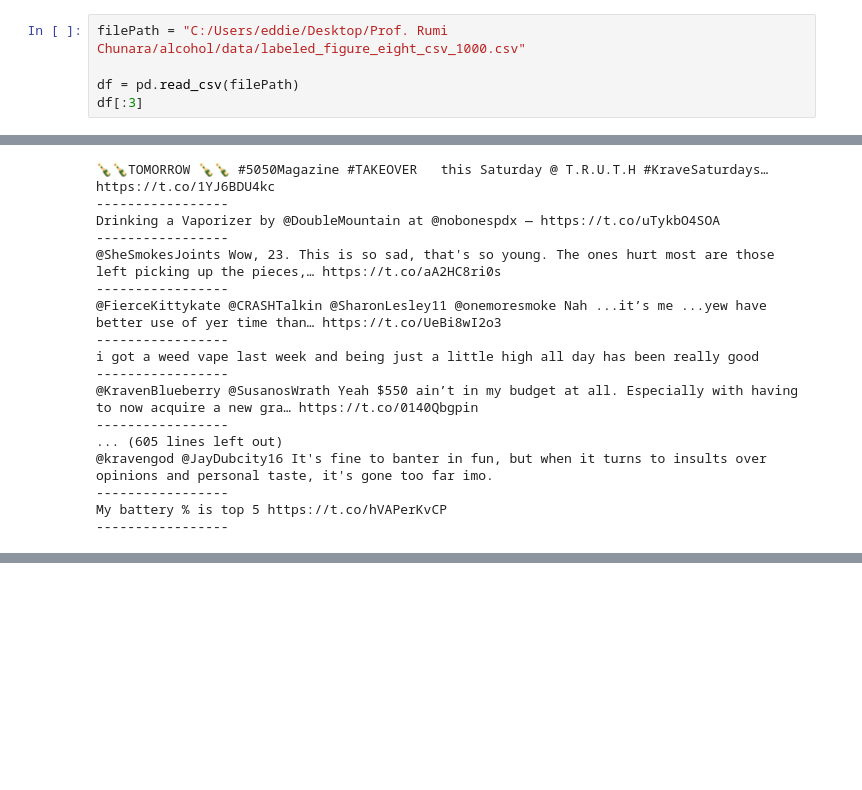
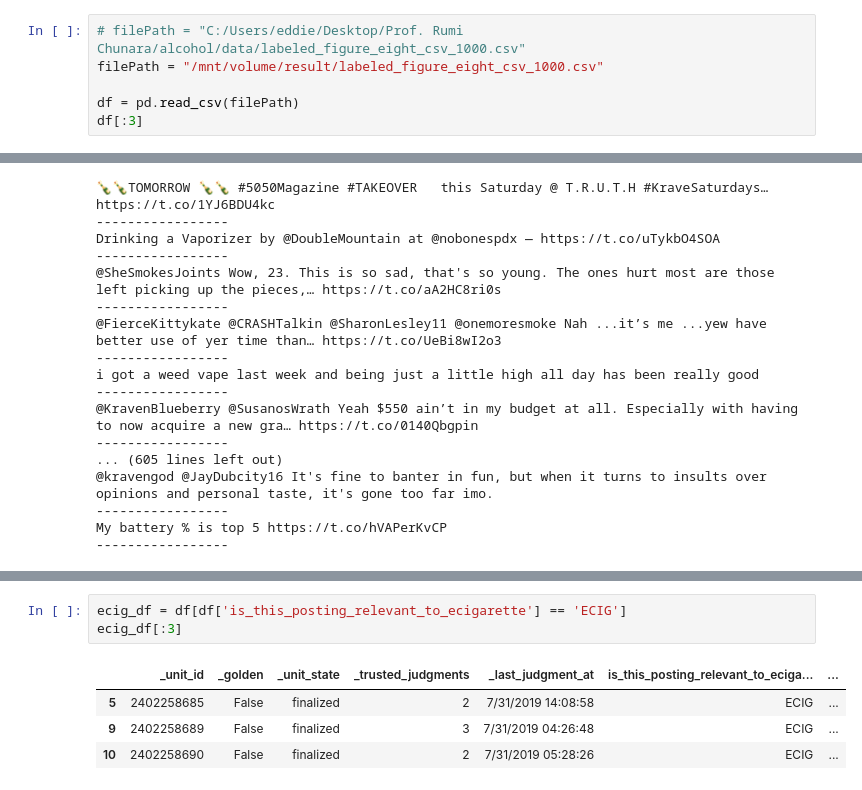
Before and after one commit to meettyj/Tobacco-on-Twitter, a Jupyter notebook: juliana/analyzeResultOfFigureEight.ipynb, the cells around one changed output, grey strips where cells are left out. Cells and saved outputs as stored; diff of their text form; blank space fills up the shorter version.

```diff
--- a/juliana/analyzeResultOfFigureEight.ipynb
+++ b/juliana/analyzeResultOfFigureEight.ipynb
@@ -5,7 +5,8 @@ import json
 import pandas as pd
 import csv
 # %%
-filePath = "C:/Users/eddie/Desktop/Prof. Rumi Chunara/alcohol/data/labeled_figure_eight_csv_1000.csv"
+# filePath = "C:/Users/eddie/Desktop/Prof. Rumi Chunara/alcohol/data/labeled_figure_eight_csv_1000.csv"
+filePath = "/mnt/volume/result/labeled_figure_eight_csv_1000.csv"
 
 df = pd.read_csv(filePath)
 df[:3]
@@ -108,0 +227,8 @@ My battery % is top 5 https://t.co/hVAPerKvCP
+# %%
+ecig_df = df[df['is_this_posting_relevant_to_ecigarette'] == 'ECIG']
+ecig_df[:3]
+# %% [output]
+|  | _unit_id | _golden | _unit_state | _trusted_judgments | _last_judgment_at | is_this_posting_relevant_to_eciga... | ... |
+| 5 | 2402258685 | False | finalized | 2 | 7/31/2019 14:08:58 | ECIG | ... |
+| 9 | 2402258689 | False | finalized | 3 | 7/31/2019 04:26:48 | ECIG | ... |
+| 10 | 2402258690 | False | finalized | 2 | 7/31/2019 05:28:26 | ECIG | ... |
```
Also changed, not shown: parts of 7 cells of this notebook, 7 other files.
